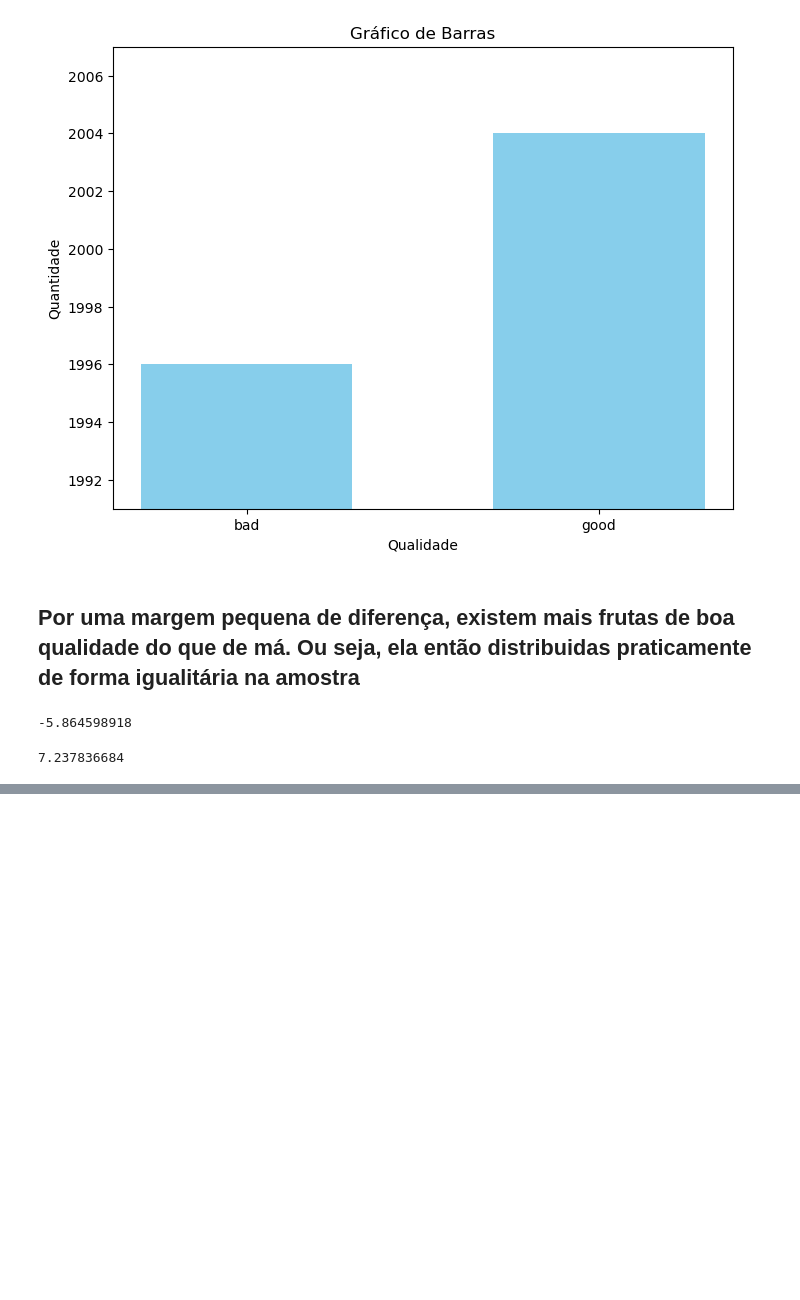
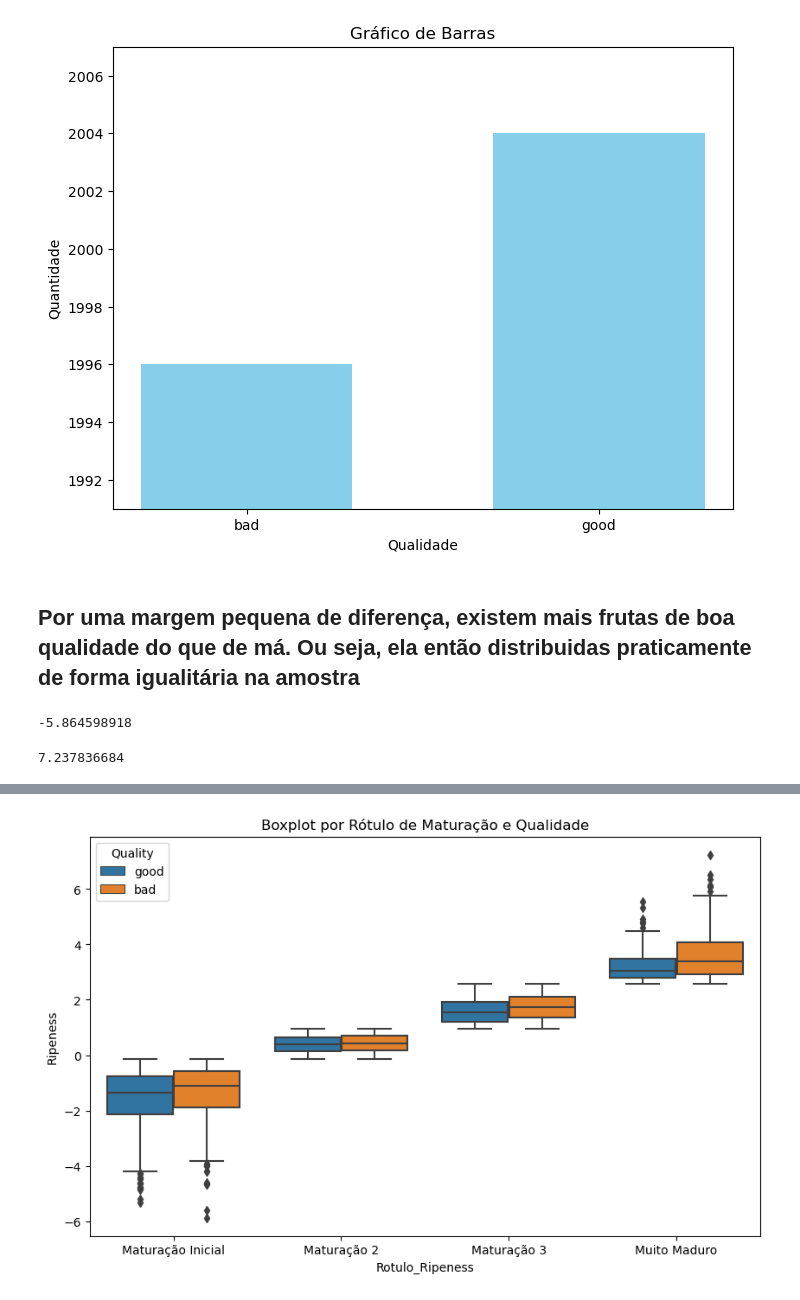
Before and after one commit to MiguelFreire-bit/Analise_de_Qualidade_de_Frutas, a Jupyter notebook: Análise de Qualidade de Frutas.ipynb, the cells around one changed output, grey strips where cells are left out. Saved outputs shown, nothing was run; the diff lists cells and outputs as text; code cells hidden in the pictures; blank space fills up the shorter version.

```diff
--- a/Análise de Qualidade de Frutas.ipynb
+++ b/Análise de Qualidade de Frutas.ipynb
@@ -336,0 +406,8 @@ Estágio de maturidade da fruta: -0.264315
+# %%
+# Criar um boxplot usando seaborn
+plt.figure(figsize=(10, 6))
+sns.boxplot(x='Rotulo_Ripeness', y='Ripeness', hue='Quality', data=df)
+plt.title('Boxplot por Rótulo de Maturação e Qualidade')
+plt.show()
+# %% [output]
+[figure, added]
```
Also changed, not shown: parts of 22 cells of this notebook.
